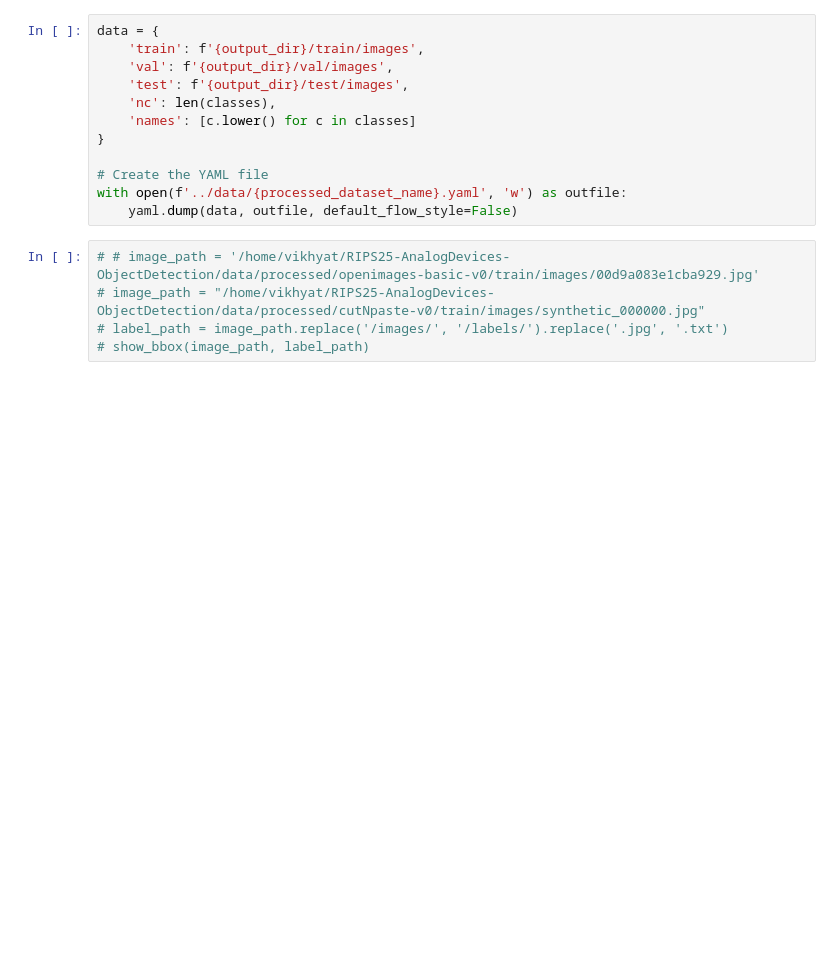
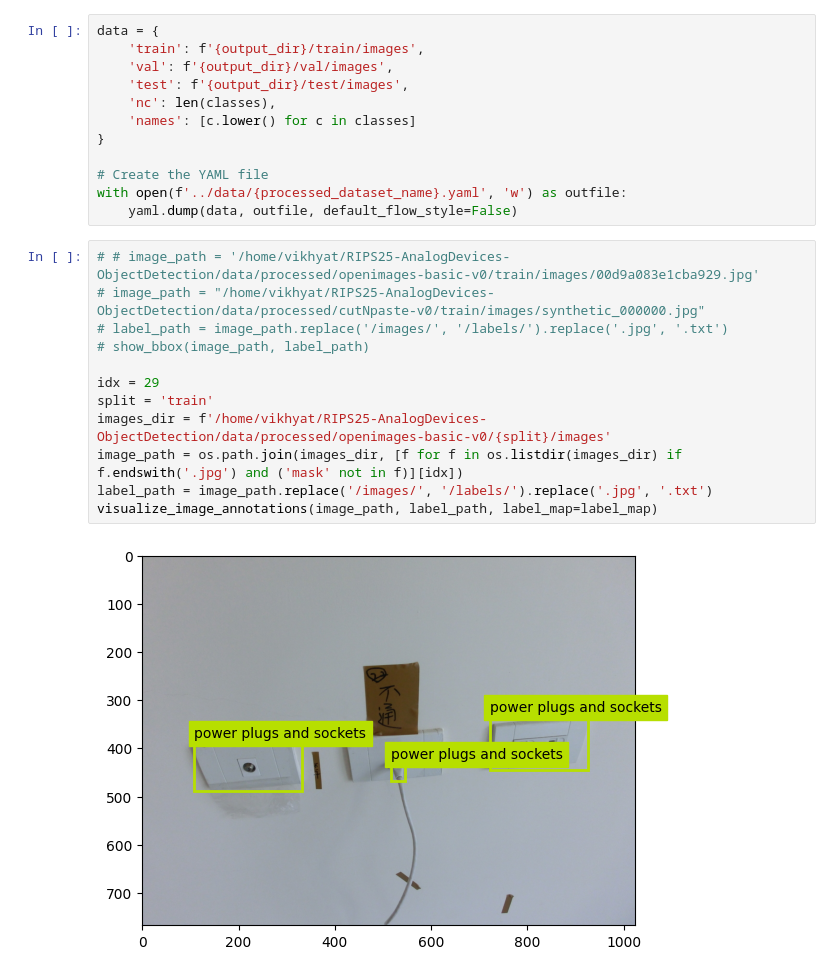
Before and after one commit to RIPS25-Analog/OC-Synthesis, a Jupyter notebook: src/fetch-openimages-data.ipynb, the cells around one changed output. Cells and saved outputs as stored; diff of their text form; blank space fills up the shorter version.

```diff
--- a/src/fetch-openimages-data.ipynb
+++ b/src/fetch-openimages-data.ipynb
@@ -137,5 +118,14 @@ with open(f'../data/{processed_dataset_name}.yaml', 'w') as outfile:
 # %%
 # # image_path = '/home/vikhyat/RIPS25-AnalogDevices-ObjectDetection/data/processed/openimages-basic-v0/train/images/00d9a083e1cba929.jpg'
 # image_path = "/home/vikhyat/RIPS25-AnalogDevices-ObjectDetection/data/processed/cutNpaste-v0/train/images/synthetic_000000.jpg"
 # label_path = image_path.replace('/images/', '/labels/').replace('.jpg', '.txt')
 # show_bbox(image_path, label_path)
+
+idx = 29
+split = 'train'
+images_dir = f'/home/vikhyat/RIPS25-AnalogDevices-ObjectDetection/data/processed/openimages-basic-v0/{split}/images'
+image_path = os.path.join(images_dir, [f for f in os.listdir(images_dir) if f.endswith('.jpg') and ('mask' not in f)][idx])
+label_path = image_path.replace('/images/', '/labels/').replace('.jpg', '.txt')
+visualize_image_annotations(image_path, label_path, label_map=label_map)
+# %% [output]
+[figure, added]
```
Also changed, not shown: parts of 4 cells of this notebook, 2 other files.
